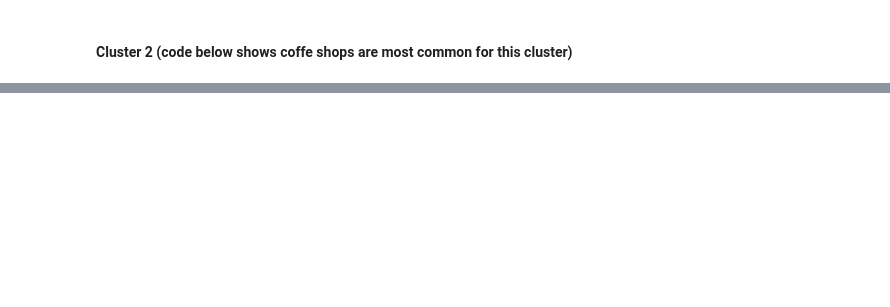
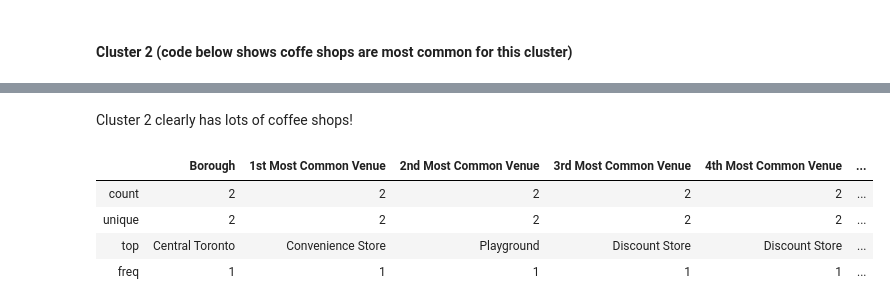
Before and after one commit to gte3968/Toronto-neighborhoods, a Jupyter notebook: Toronto neighborhoods2.ipynb, the cells around one changed output, grey strips where cells are left out. Cells and saved outputs as stored; diff of their text form; code cells hidden in the pictures; blank space fills up the shorter version.

```diff
--- a/Toronto neighborhoods2.ipynb
+++ b/Toronto neighborhoods2.ipynb
@@ -626,0 +680,11 @@ a.describe(include='object')
+# %% [markdown]
+Cluster 2 clearly has lots of coffee shops!
+# %%
+a = Toronto_merged.loc[Toronto_merged['Cluster Labels'] ==2, Toronto_merged.columns[[1] + list(range(5, Toronto_merged.shape[1]))]]
+a.describe(include='object')
+# %% [output]
+|  | Borough | 1st Most Common Venue | 2nd Most Common Venue | 3rd Most Common Venue | 4th Most Common Venue | ... |
+| count | 2 | 2 | 2 | 2 | 2 | ... |
+| unique | 2 | 2 | 2 | 2 | 2 | ... |
+| top | Central Toronto | Convenience Store | Playground | Discount Store | Discount Store | ... |
+| freq | 1 | 1 | 1 | 1 | 1 | ... |
```
Also changed, not shown: parts of 26 cells of this notebook.
